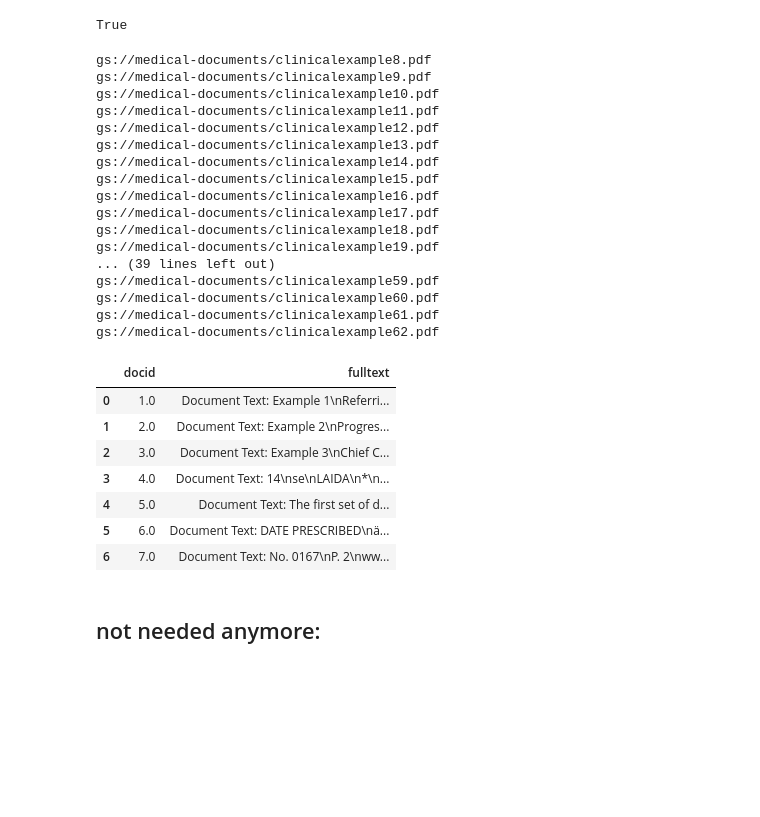
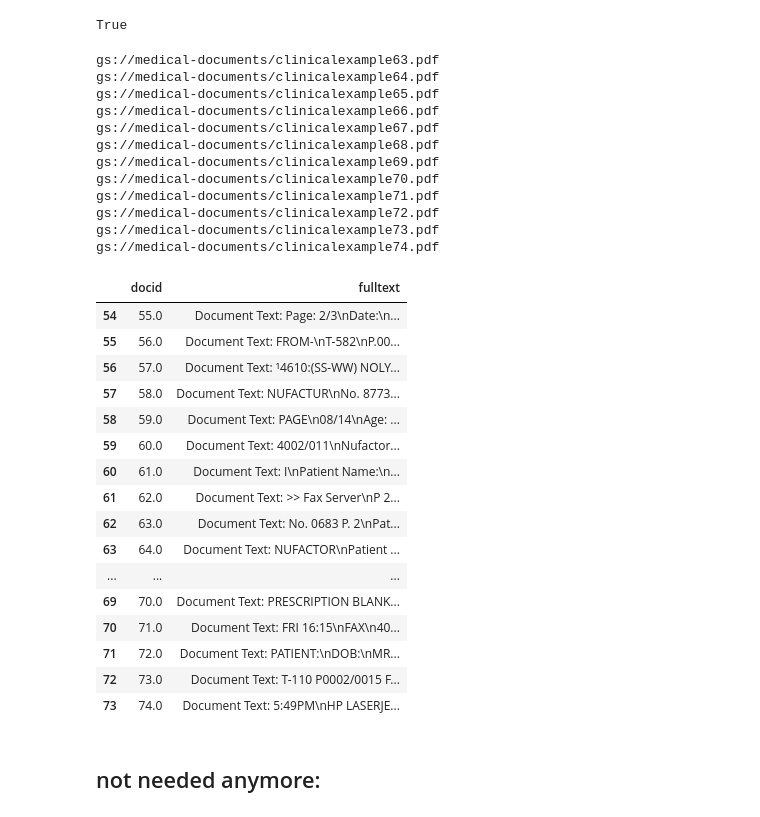
Before and after one commit to kerryqliu/stats170, a Jupyter notebook: read_docs.ipynb, the cells around one changed output. Saved outputs shown, nothing was run; the diff lists cells and outputs as text; code cells hidden in the pictures; blank space fills up the shorter version.

```diff
--- a/read_docs.ipynb
+++ b/read_docs.ipynb
@@ -130,47 +130,51 @@ def document_reader(
     return result
 # %%
 from sqlalchemy import create_engine
-engine = create_engine('postgresql+psycopg2://postgres:postgres@stats170.c56hn1tg3mkg.us-east-1.rds.amazonaws.com:5432')
+engine = create_engine('postgresql+psycopg2://postgres:Stats170AB@stats170.c56hn1tg3mkg.us-east-1.rds.amazonaws.com:5432')
 # %%
 import pandas as pd
 import numpy as np
 # %%
-for i in range(8,63):
+for i in range(63,75):
   uri = "gs://medical-documents/clinicalexample" + str(i) + ".pdf"
   print(uri)
   text = document_reader(input_uri=uri)
   engine.execute("INSERT INTO fullDocuments VALUES (%s, %s)", i, text)
 # %% [output]
-gs://medical-documents/clinicalexample8.pdf
-gs://medical-documents/clinicalexample9.pdf
-gs://medical-documents/clinicalexample10.pdf
-gs://medical-documents/clinicalexample11.pdf
-gs://medical-documents/clinicalexample12.pdf
-gs://medical-documents/clinicalexample13.pdf
-gs://medical-documents/clinicalexample14.pdf
-gs://medical-documents/clinicalexample15.pdf
-gs://medical-documents/clinicalexample16.pdf
-gs://medical-documents/clinicalexample17.pdf
-gs://medical-documents/clinicalexample18.pdf
-gs://medical-documents/clinicalexample19.pdf
-... (39 lines left out)
-gs://medical-documents/clinicalexample59.pdf
-gs://medical-documents/clinicalexample60.pdf
-gs://medical-documents/clinicalexample61.pdf
-gs://medical-documents/clinicalexample62.pdf
+gs://medical-documents/clinicalexample63.pdf
+gs://medical-documents/clinicalexample64.pdf
+gs://medical-documents/clinicalexample65.pdf
+gs://medical-documents/clinicalexample66.pdf
+gs://medical-documents/clinicalexample67.pdf
+gs://medical-documents/clinicalexample68.pdf
+gs://medical-documents/clinicalexample69.pdf
+gs://medical-documents/clinicalexample70.pdf
+gs://medical-documents/clinicalexample71.pdf
+gs://medical-documents/clinicalexample72.pdf
+gs://medical-documents/clinicalexample73.pdf
+gs://medical-documents/clinicalexample74.pdf
 # %%
 getDocs = "SELECT * from fullDocuments"
 full_doc = pd.read_sql_query(getDocs, con=engine)
-full_doc
+full_doc.tail(20)
 # %% [output]
 |  | docid | fulltext |
-| 0 | 1.0 | Document Text: Example 1\nReferri... |
-| 1 | 2.0 | Document Text: Example 2\nProgres... |
-| 2 | 3.0 | Document Text: Example 3\nChief C... |
-| 3 | 4.0 | Document Text: 14\nse\nLAIDA\n*\n... |
-| 4 | 5.0 | Document Text: The first set of d... |
-| 5 | 6.0 | Document Text: DATE PRESCRIBED\nä... |
-| 6 | 7.0 | Document Text: No. 0167\nP. 2\nww... |
+| 54 | 55.0 | Document Text: Page: 2/3\nDate:\n... |
+| 55 | 56.0 | Document Text: FROM-\nT-582\nP.00... |
+| 56 | 57.0 | Document Text: ¹4610:(SS-WW) NOLY... |
+| 57 | 58.0 | Document Text: NUFACTUR\nNo. 8773... |
+| 58 | 59.0 | Document Text: PAGE\n08/14\nAge: ... |
+| 59 | 60.0 | Document Text: 4002/011\nNufactor... |
+| 60 | 61.0 | Document Text: I\nPatient Name:\n... |
+| 61 | 62.0 | Document Text: >> Fax Server\nP 2... |
+| 62 | 63.0 | Document Text: No. 0683 P. 2\nPat... |
+| 63 | 64.0 | Document Text: NUFACTOR\nPatient ... |
+| ... | ... | ... |
+| 69 | 70.0 | Document Text: PRESCRIPTION BLANK... |
+| 70 | 71.0 | Document Text: FRI 16:15\nFAX\n40... |
+| 71 | 72.0 | Document Text: PATIENT:\nDOB:\nMR... |
+| 72 | 73.0 | Document Text: T-110 P0002/0015 F... |
+| 73 | 74.0 | Document Text: 5:49PM\nHP LASERJE... |
 # %% [markdown]
 ## not needed anymore:
 # %%
```
Also changed, not shown: parts of 3 cells of this notebook.
